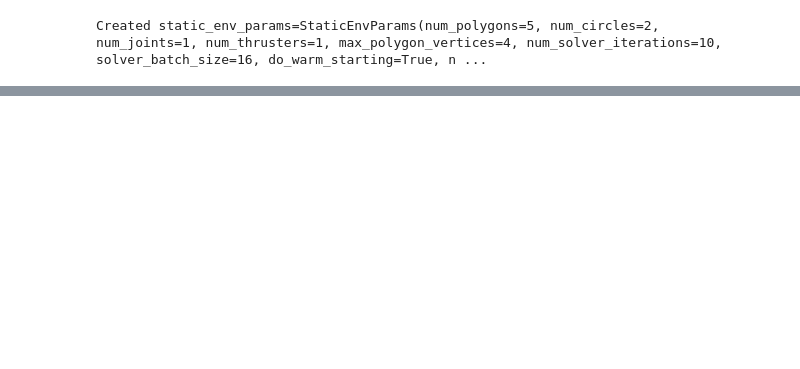
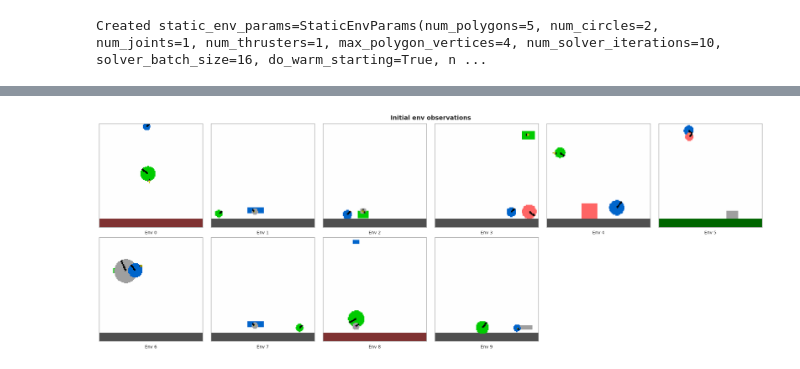
Before and after one commit to SobhanNili/Policy-Repository-Semester-Project, a Jupyter notebook: apa/repo_playground.ipynb, the cells around one changed output, grey strips where cells are left out. Drawn from its saved outputs; the diff is of its cells as text; code cells hidden in the pictures; blank space fills up the shorter version.

Commit message:
add: evaluation mode to the repos

```diff
--- a/apa/repo_playground.ipynb
+++ b/apa/repo_playground.ipynb
@@ -95,5 +83,10 @@ Created static_env_params=StaticEnvParams(num_polygons=5, num_circles=2, num_joi
 # %%
-num_repo_updates = int(config['num_repo_updates'])
-policy_repo = PixelMatchingRepo(config, env_reset_states, rng, env_pool_size=5, history_window=5, policy_success_threshold=0.5)
+# num_repo_updates = int(config['num_repo_updates'])
+num_repo_updates = 2
+pm_policy_repo = PixelMatchingRepo(config, env_reset_states, rng, env_pool_size=5, history_window=5, policy_success_threshold=0.5)
 for repo_update_idx in tqdm(range(num_repo_updates)):
-    policy_repo.advance()
+    pm_policy_repo.advance()
+
+pm_repo_eval_matrics = [pm_policy_repo.evaluate() for _ in range(5)]
+pm_repo_eval_matrics = jnp.mean(jnp.stack(pm_repo_eval_matrics), axis = 0)
+pm_repo_eval_matrics = np.array(pm_repo_eval_matrics)
@@ -113,0 +93,9 @@ for repo_update_idx in tqdm(range(num_repo_updates)):
+# %%
+from apa.utils.log import plot_env_pixel_grid
+import matplotlib.pyplot as plt
+
+initial_pixel_obs = np.array(pm_policy_repo.initial_pixel_obs)
+plot_env_pixel_grid(initial_pixel_obs, cols=6, title="Initial env observations")
+plt.show()
+# %% [output]
+[figure, added]
```
Also changed, not shown: parts of 10 cells of this notebook, 7 other files.
